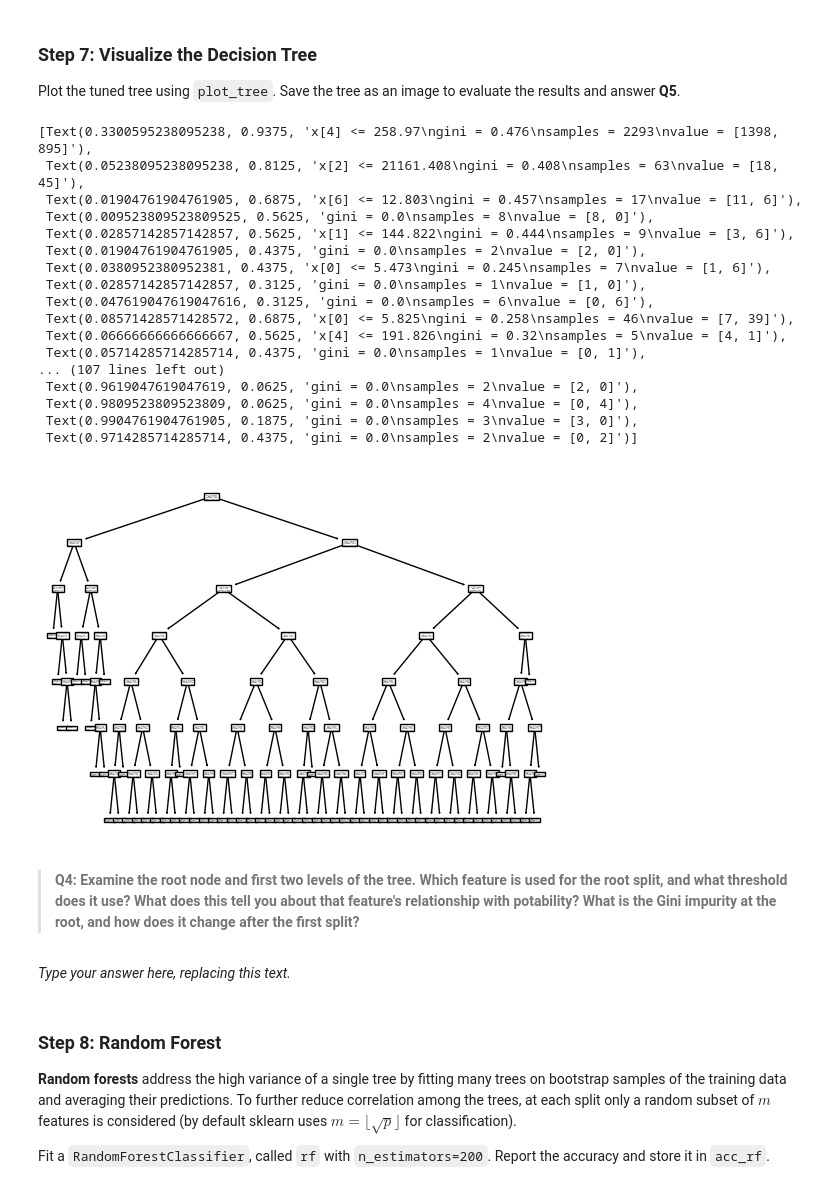
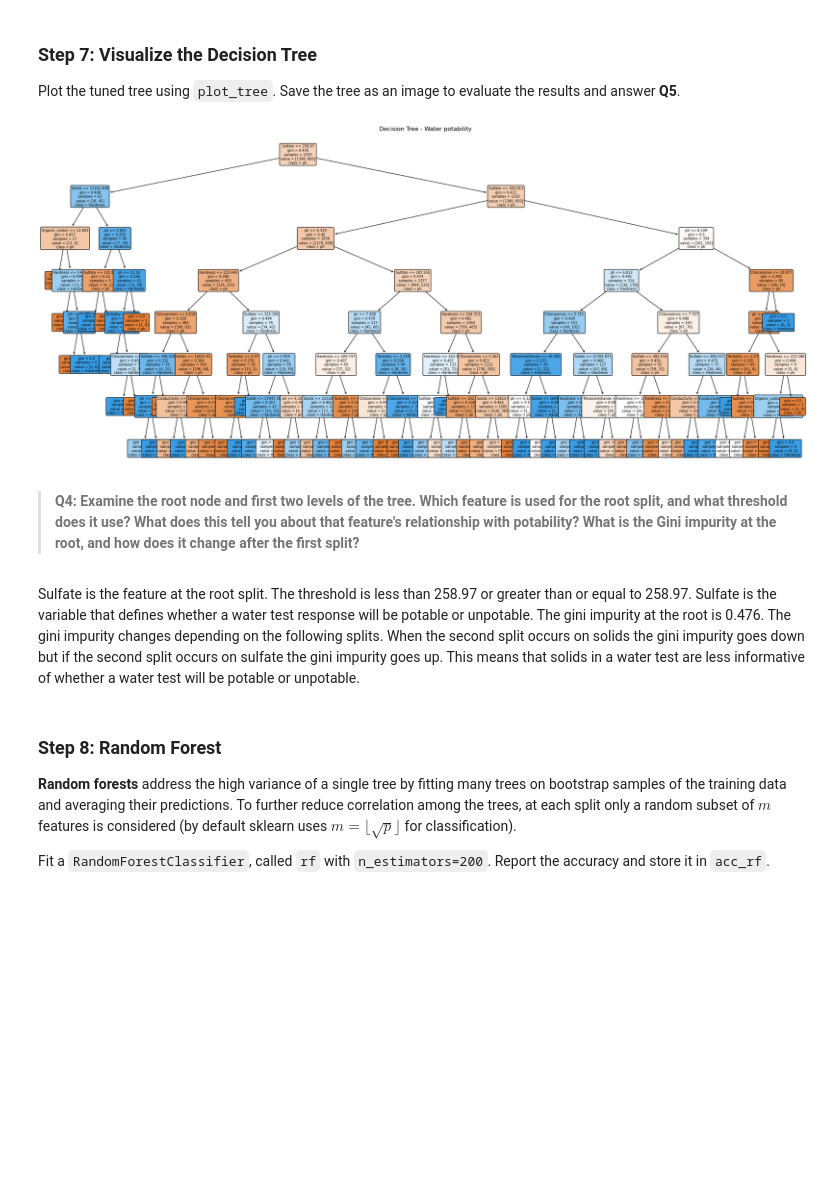
Before and after one commit to sofiiir/edds232-assignment-3, a Jupyter notebook: task2/hw3-task2.ipynb, the cells around one changed output. Drawn from its saved outputs; the diff is of its cells as text; code cells hidden in the pictures; blank space fills up the shorter version.

Commit message:
decision tree creation

```diff
--- a/task2/hw3-task2.ipynb
+++ b/task2/hw3-task2.ipynb
@@ -249,30 +249,23 @@ The test accuracy when using the optimal depth in a decision tree is approximate
 
 Plot the tuned tree using `plot_tree`. Save the tree as an image to evaluate the results and answer **Q5**.
 # %%
-plot_tree(dt_opt)
+plt.figure(figsize=(22,10))
+class_names = features
+plot_tree(dt_opt,
+          feature_names=features,
+          class_names=class_names,
+          filled = True,
+          rounded = True,
+          fontsize = 7)
+plt.title('Decision Tree - Water potability')
+plt.tight_layout()
+plt.show()
 # %% [output]
-[Text(0.3300595238095238, 0.9375, 'x[4] <= 258.97\ngini = 0.476\nsamples = 2293\nvalue = [1398, 895]'),
- Text(0.05238095238095238, 0.8125, 'x[2] <= 21161.408\ngini = 0.408\nsamples = 63\nvalue = [18, 45]'),
- Text(0.01904761904761905, 0.6875, 'x[6] <= 12.803\ngini = 0.457\nsamples = 17\nvalue = [11, 6]'),
- Text(0.009523809523809525, 0.5625, 'gini = 0.0\nsamples = 8\nvalue = [8, 0]'),
- Text(0.02857142857142857, 0.5625, 'x[1] <= 144.822\ngini = 0.444\nsamples = 9\nvalue = [3, 6]'),
- Text(0.01904761904761905, 0.4375, 'gini = 0.0\nsamples = 2\nvalue = [2, 0]'),
- Text(0.0380952380952381, 0.4375, 'x[0] <= 5.473\ngini = 0.245\nsamples = 7\nvalue = [1, 6]'),
- Text(0.02857142857142857, 0.3125, 'gini = 0.0\nsamples = 1\nvalue = [1, 0]'),
- Text(0.047619047619047616, 0.3125, 'gini = 0.0\nsamples = 6\nvalue = [0, 6]'),
- Text(0.08571428571428572, 0.6875, 'x[0] <= 5.825\ngini = 0.258\nsamples = 46\nvalue = [7, 39]'),
- Text(0.06666666666666667, 0.5625, 'x[4] <= 191.826\ngini = 0.32\nsamples = 5\nvalue = [4, 1]'),
- Text(0.05714285714285714, 0.4375, 'gini = 0.0\nsamples = 1\nvalue = [0, 1]'),
-... (107 lines left out)
- Text(0.9619047619047619, 0.0625, 'gini = 0.0\nsamples = 2\nvalue = [2, 0]'),
- Text(0.9809523809523809, 0.0625, 'gini = 0.0\nsamples = 4\nvalue = [0, 4]'),
- Text(0.9904761904761905, 0.1875, 'gini = 0.0\nsamples = 3\nvalue = [3, 0]'),
- Text(0.9714285714285714, 0.4375, 'gini = 0.0\nsamples = 2\nvalue = [0, 2]')]
-[figure, old version]
+[figure, new version]
 # %% [markdown]
 > **Q4: Examine the root node and first two levels of the tree. Which feature is used for the root split, and what threshold does it use? What does this tell you about that feature's relationship with potability? What is the Gini impurity at the root, and how does it change after the first split?**
 # %% [markdown]
-_Type your answer here, replacing this text._
+Sulfate is the feature at the root split. The threshold is less than 258.97 or greater than or equal to 258.97. Sulfate is the variable that defines whether a water test response will be potable or unpotable. The gini impurity at the root is 0.476. The gini impurity changes depending on the following splits. When the second split occurs on solids the gini impurity goes down but if the second split occurs on sulfate the gini impurity goes up. This means that solids in a water test are less informative of whether a water test will be potable or unpotable.
 # %% [markdown]
 <!-- END QUESTION -->
 
```
Also changed, not shown: parts of 5 cells of this notebook.
